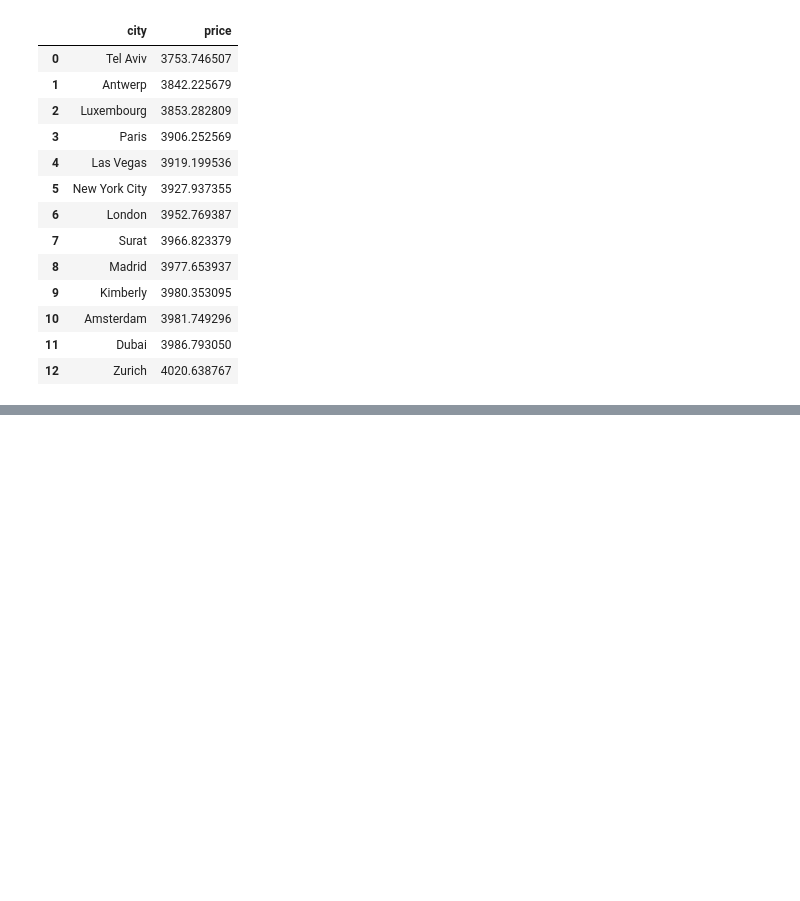
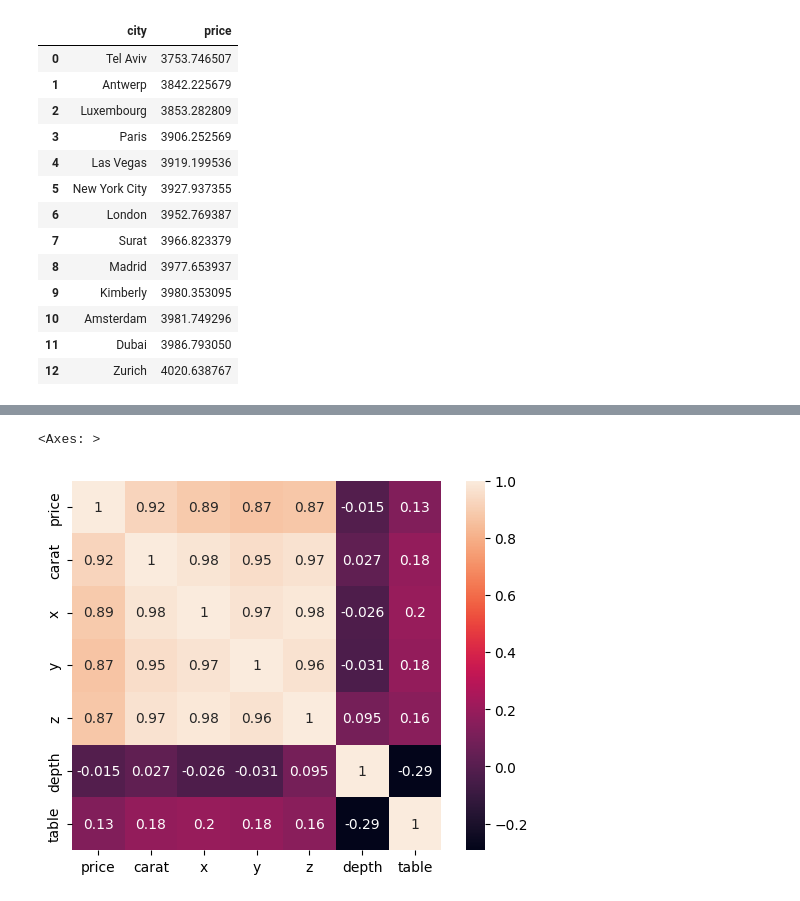
Before and after one commit to MargaMontV/ironhack_challenges, a Jupyter notebook: eda-challenge/notebook/eda-challenge.ipynb, the cells around one changed output, grey strips where cells are left out. Cells and saved outputs as stored; diff of their text form; code cells hidden in the pictures; blank space fills up the shorter version.

```diff
--- a/eda-challenge/notebook/eda-challenge.ipynb
+++ b/eda-challenge/notebook/eda-challenge.ipynb
@@ -514,3 +540,7 @@ city_price.iplot(kind='bar',
                   title='RELACIÓN PRECIO-CIUDAD DEL DIAMANTE')
 # %% [output]
 [interactive output not drawn]
+# %%
+corr = diamonds_train_sorted.corr()
+sns.heatmap(data=corr, square=True , annot=True, cbar=True)
+# %% [output]
@@ -516,0 +548,2 @@ city_price.iplot(kind='bar',
+<Axes: >
+[figure, added]
```
Also changed, not shown: parts of 5 cells of this notebook.
